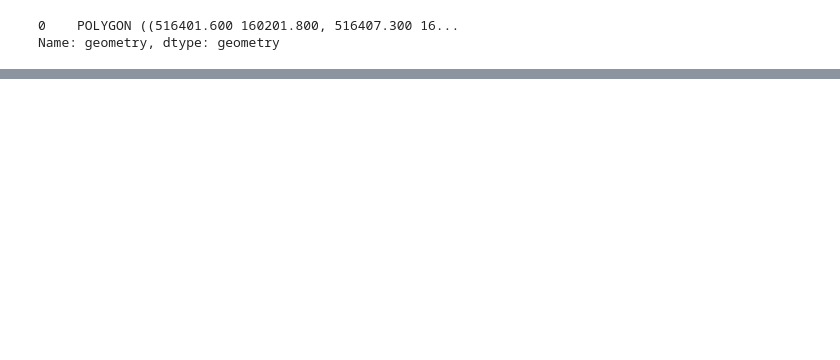
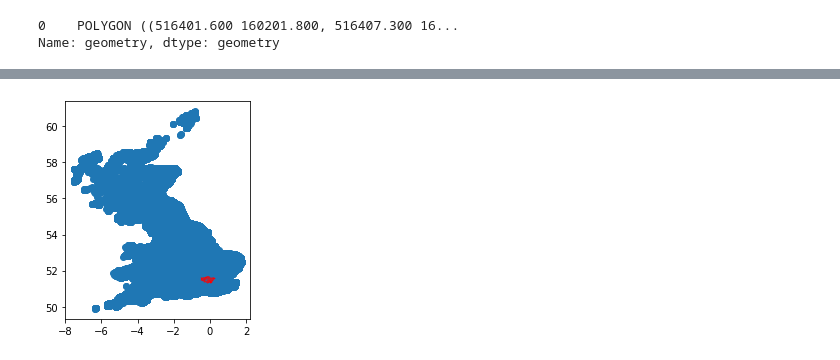
Before and after one commit to ONSdigital/SDG_11.2.1, a Jupyter notebook: SDG_11.2.1.ipynb, the cells around one changed output, grey strips where cells are left out. Cells and saved outputs as stored; diff of their text form; code cells hidden in the pictures; blank space fills up the shorter version.

```diff
--- a/SDG_11.2.1.ipynb
+++ b/SDG_11.2.1.ipynb
@@ -77,5 +118,6 @@ map_df.crs
 # %%
-map_df.to_crs(epsg=27700)
-stops_geo_df.crs = 'epsg:27700'
+# Changing the CRS of london_lads to 27700
+# london_lads.to_crs(epsg=27700)
+# stops_geo_df.crs = 'epsg:27700'
 
 # epsg:27700
@@ -103,7 +137,9 @@ map_df.plot()
 # %%
 fig, ax = plt.pyplot.subplots()
 
 # _ = Wandsworth_034B_df.plot(ax=ax, facecolor='red')
-_ = map_df.plot(ax=ax, facecolor='blue')
-_ = k_u_thames.plot(ax=ax, facecolor='red')
+# _ = k_u_thames.plot(ax=ax, facecolor='red')
 _ = stops_geo_df.plot(ax=ax)
+_ = london_lads.plot(ax=ax, facecolor='red')
+# %% [output]
+[figure, added]
```
Also changed, not shown: parts of 17 cells of this notebook, 6 other files.
